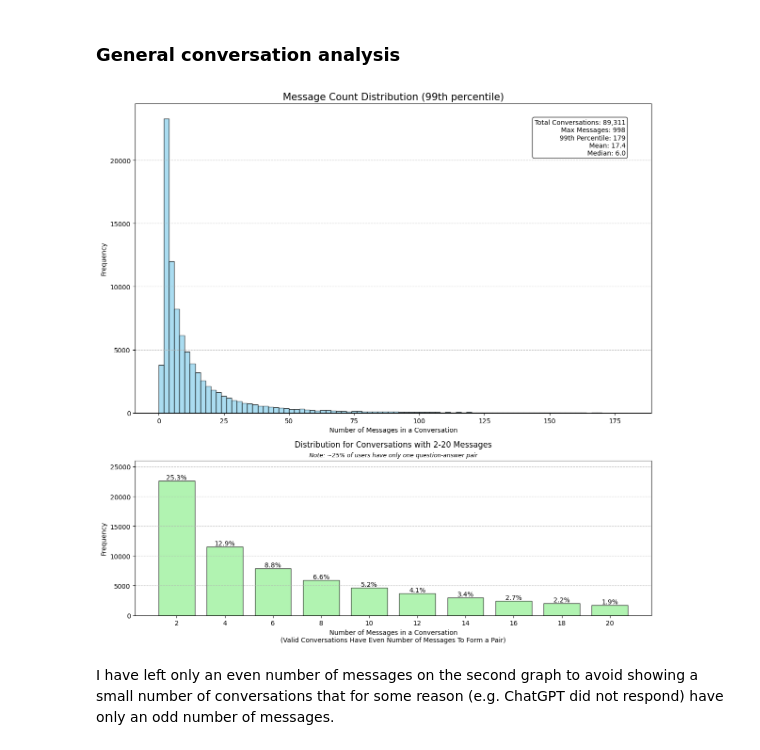
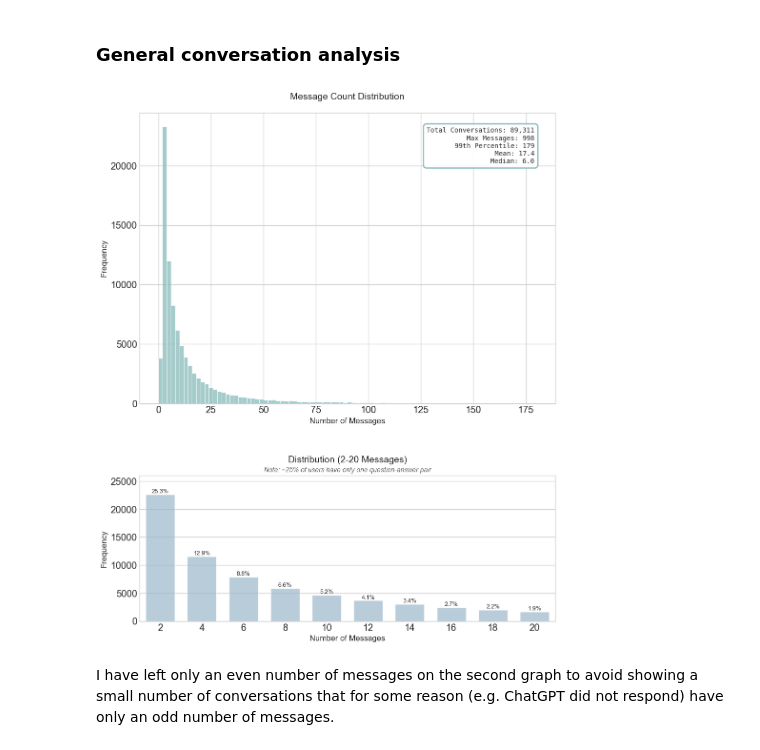
Before and after one commit to Fybex/chatgpt-conversations-analysis, a Jupyter notebook: 2_eda.ipynb, the cells around one changed output. Drawn from its saved outputs; the diff is of its cells as text; code cells hidden in the pictures.

Commit message:
eng-only msgs sentiment analysis & fancier plots

```diff
--- a/2_eda.ipynb
+++ b/2_eda.ipynb
@@ -14,14 +14,14 @@
 Data analysis is performed on the [dataset](https://www.kaggle.com/datasets/noahpersaud/89k-chatgpt-conversations/data) containing information about chatgpt conversations.
 # %%
 %pip install -r requirements.txt
+# %%
+DATASET_PATH = "data/chatlogs-v2.jsonl"
 # %% [markdown]
 ### Loading data
 # %%
 import pandas as pd
 
-dataset_path = "data/chatlogs-v2.jsonl"
-
-df = pd.read_json(dataset_path, lines=True)
+df = pd.read_json(DATASET_PATH, lines=True)
 # %%
 df.head()
 # %% [output]
@@ -64,90 +64,103 @@ df_expanded.head()
 # %% [markdown]
 ### General conversation analysis
 # %%
+import seaborn as sns
 import matplotlib.pyplot as plt
 import numpy as np
+
+sns.set_theme(style="ticks", context="notebook", font_scale=1.3)
+plt.style.use("seaborn-v0_8-whitegrid")
+
+colors = ["#7FB5B5", "#95B8D1"]
 
 df["message_count"] = df["conversation"].apply(
     lambda x: len(x) if isinstance(x, list) else 0
 )
 
-fig, (ax1, ax2) = plt.subplots(2, 1, figsize=(12, 12), height_ratios=[2, 1])
+fig, (ax1, ax2) = plt.subplots(2, 1, figsize=(10, 12), height_ratios=[2, 1])
 
-# First plot remains the same
 max_percentile = np.percentile(df["message_count"], 99)
 bins = np.arange(0, max_percentile + 2, 2)
 
-ax1.hist(
-    df["message_count"][df["message_count"] <= max_percentile],
+# First plot
+sns.histplot(
+    data=df[df["message_count"] <= max_percentile],
+    x="message_count",
     bins=bins,
-    color="skyblue",
-    edgecolor="black",
+    color=colors[0],
     alpha=0.7,
+    ax=ax1,
+    edgecolor="white",
+    linewidth=0.5,
 )
 
-ax1.set_title("Message Count Distribution (99th percentile)", fontsize=15)
-ax1.set_xlabel("Number of Messages in a Conversation", fontsize=10)
-ax1.set_ylabel("Frequency", fontsize=10)
-ax1.grid(axis="y", linestyle="--", alpha=0.7)
+ax1.set_title("Message Count Distribution", fontsize=14, pad=20)
+ax1.set_xlabel("Number of Messages", fontsize=12)
+ax1.set_ylabel("Frequency", fontsize=12)
 
-# Stats text remains the same
 stats_text = f"Total Conversations: {len(df):,}\n"
 stats_text += f'Max Messages: {df["message_count"].max():,}\n'
 stats_text += f"99th Percentile: {max_percentile:.0f}\n"
 stats_text += f'Mean: {df["message_count"].mean():.1f}\n'
 stats_text += f'Median: {df["message_count"].median():.1f}'
 
-ax1.text(
+box = ax1.text(
     0.95,
     0.95,
     stats_text,
     transform=ax1.transAxes,
     verticalalignment="top",
     horizontalalignment="right",
-    bbox=dict(boxstyle="round", facecolor="white", alpha=0.8),
+    bbox=dict(
+        boxstyle="round,pad=0.5",
+        facecolor="white",
+        alpha=0.9,
+        edgecolor=colors[0],
+        linewidth=2,
+        mutation_scale=1.2,
+    ),
+    fontsize=10,
+    family="monospace",
+    zorder=5,
 )
 
-# Modified second plot
+# Second plot
 small_plot_size = 20
-message_counts = range(2, small_plot_size + 1, 2)  # Start from 2
+message_counts = range(2, small_plot_size + 1, 2)
 counts = [len(df[df["message_count"] == count]) for count in message_counts]
 total = len(df)
 
-ax2.bar(
-    message_counts, counts, color="lightgreen", edgecolor="black", alpha=0.7, width=1.5
+sns.barplot(
+    x=list(message_counts), y=counts, color=colors[1], alpha=0.7, ax=ax2, width=0.7
 )
 
-for count, value in zip(message_counts, counts):
+for idx, (count, value) in enumerate(zip(message_counts, counts)):
     percentage = (value / total) * 100
-    ax2.text(count, value, f"{percentage:.1f}%", ha="center", va="bottom")
+    ax2.text(idx, value, f"{percentage:.1f}%", ha="center", va="bottom", fontsize=9)
 
 ax2.set_ylim(0, max(counts) * 1.15)
-ax2.set_title("Distribution for Conversations with 2-20 Messages\n", fontsize=12)
+ax2.set_title("Distribution (2-20 Messages)", fontsize=14, pad=20)
 
 ax2.text(
     0.5,
     1.025,
     "Note: ~25% of users have only one question-answer pair",
     horizontalalignment="center",
     transform=ax2.transAxes,
-    fontsize=9,
+    fontsize=10,
     style="italic",
+    color="#666666",
 )
 
-ax2.set_xlabel(
-    "Number of Messages in a Conversation\n(Valid Conversations Have Even Number of Messages To Form a Pair)",
-    fontsize=10,
-)
-ax2.set_ylabel("Frequency", fontsize=10)
-ax2.grid(axis="y", linestyle="--", alpha=0.7)
+ax2.set_xlabel("Number of Messages", fontsize=12)
+ax2.set_ylabel("Frequency", fontsize=12)
 
-ax2.set_xticks(message_counts)
-ax2.set_xticklabels(message_counts)
 
-plt.tight_layout()
+plt.tight_layout(h_pad=3)
+
 plt.show()
 # %% [output]
-[figure, old version]
+[figure, new version]
 # %% [markdown]
 I have left only an even number of messages on the second graph to avoid showing a small number of conversations that for some reason (e.g. ChatGPT did not respond) have only an odd number of messages.
 # %%
```
Also changed, not shown: parts of 27 cells of this notebook.
